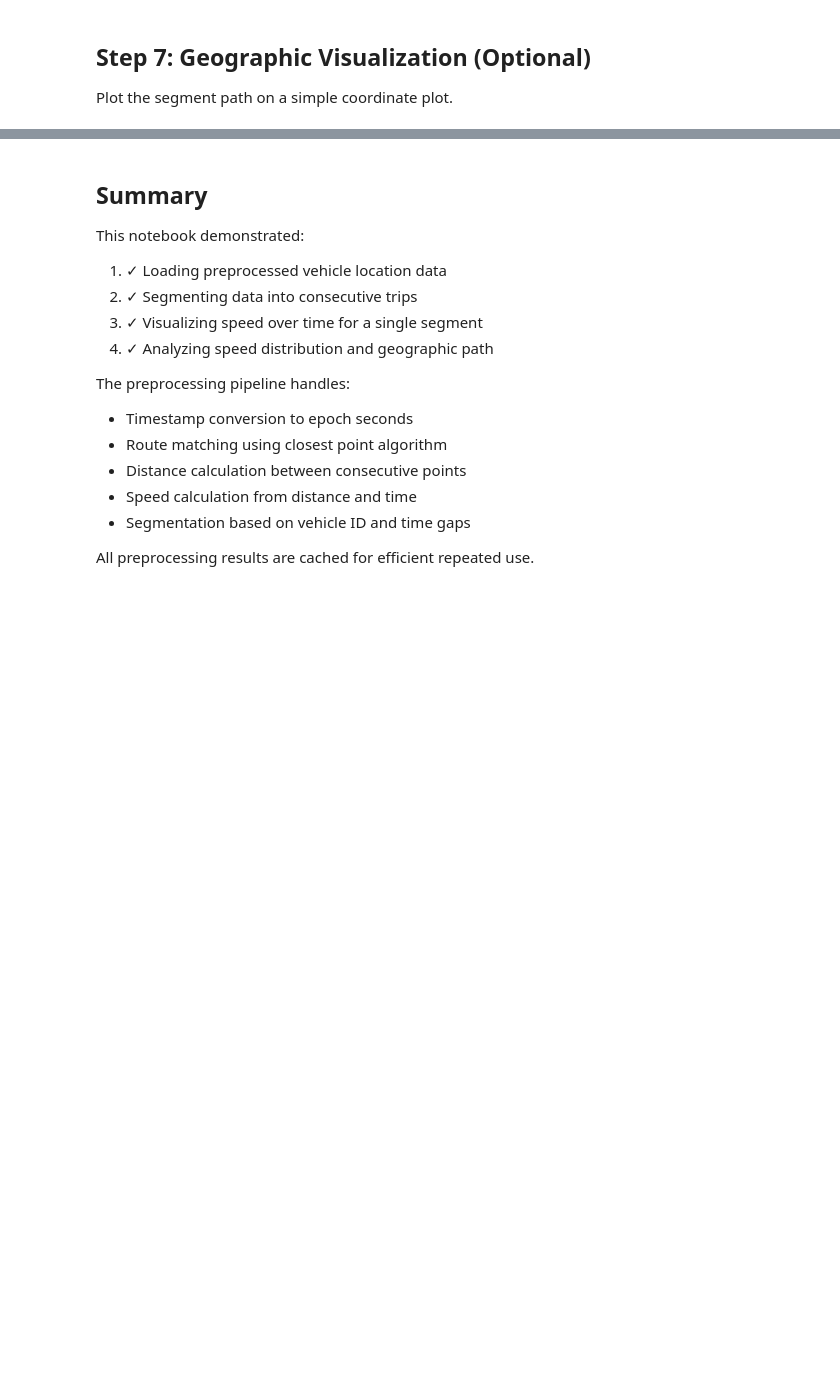
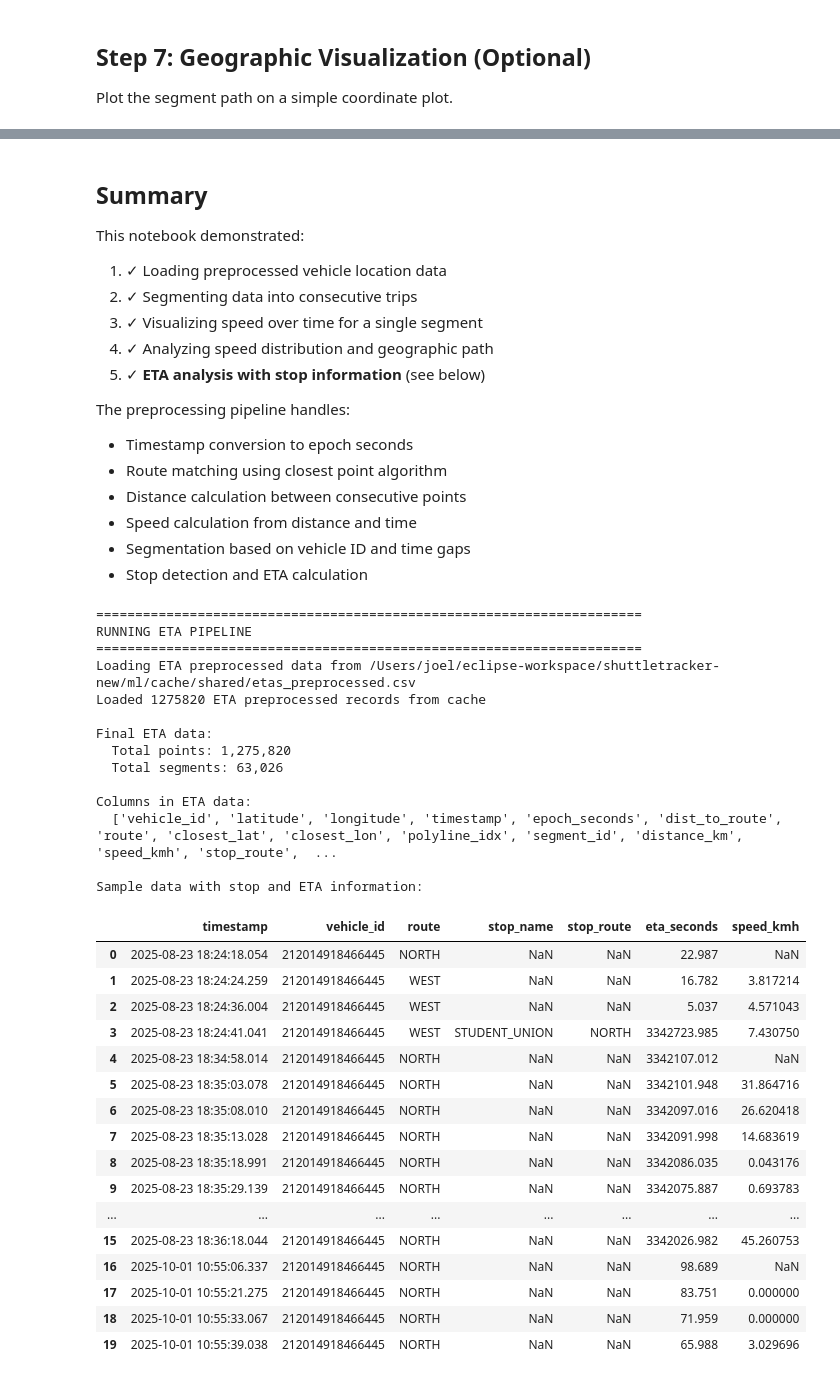
Before and after one commit to wtg/shubble, a Jupyter notebook: ml/data/data.ipynb, the cells around one changed output, grey strips where cells are left out. Saved outputs shown, nothing was run; the diff lists cells and outputs as text; code cells hidden in the pictures; blank space fills up the shorter version.

```diff
--- a/ml/data/data.ipynb
+++ b/ml/data/data.ipynb
@@ -358,6 +358,7 @@ This notebook demonstrated:
 2. ✓ Segmenting data into consecutive trips
 3. ✓ Visualizing speed over time for a single segment
 4. ✓ Analyzing speed distribution and geographic path
+5. ✓ **ETA analysis with stop information** (see below)
 
 The preprocessing pipeline handles:
 - Timestamp conversion to epoch seconds
@@ -365,5 +366,54 @@ The preprocessing pipeline handles:
 - Distance calculation between consecutive points
 - Speed calculation from distance and time
 - Segmentation based on vehicle ID and time gaps
-
-All preprocessing results are cached for efficient repeated use.
+- Stop detection and ETA calculation
+# %%
+# Run the ETA pipeline (handles segmentation, stop detection, filtering, and ETA calculation)
+from ml.pipelines import eta_pipeline
+
+print("="*70)
+print("RUNNING ETA PIPELINE")
+print("="*70)
+eta_df = eta_pipeline()
+
+print(f"\nFinal ETA data:")
+print(f"  Total points: {len(eta_df):,}")
+print(f"  Total segments: {eta_df['segment_id'].nunique():,}")
+print(f"\nColumns in ETA data:")
+print(f"  {list(eta_df.columns)}")
+
+# Display sample data
+print(f"\nSample data with stop and ETA information:")
+eta_df[['timestamp', 'vehicle_id', 'route', 'stop_name', 'stop_route', 'eta_seconds', 'speed_kmh']].head(20)
+# %% [output]
+======================================================================
+RUNNING ETA PIPELINE
+======================================================================
+Loading ETA preprocessed data from /Users/joel/eclipse-workspace/shuttletracker-new/ml/cache/shared/etas_preprocessed.csv
+Loaded 1275820 ETA preprocessed records from cache
+
+Final ETA data:
+  Total points: 1,275,820
+  Total segments: 63,026
+
+Columns in ETA data:
+  ['vehicle_id', 'latitude', 'longitude', 'timestamp', 'epoch_seconds', 'dist_to_route', 'route', 'closest_lat', 'closest_lon', 'polyline_idx', 'segment_id', 'distance_km', 'speed_kmh', 'stop_route',  ...
+
+Sample data with stop and ETA information:
+|  | timestamp | vehicle_id | route | stop_name | stop_route | eta_seconds | speed_kmh |
+| 0 | 2025-08-23 18:24:18.054 | 212014918466445 | NORTH | NaN | NaN | 22.987 | NaN |
+| 1 | 2025-08-23 18:24:24.259 | 212014918466445 | WEST | NaN | NaN | 16.782 | 3.817214 |
+| 2 | 2025-08-23 18:24:36.004 | 212014918466445 | WEST | NaN | NaN | 5.037 | 4.571043 |
+| 3 | 2025-08-23 18:24:41.041 | 212014918466445 | WEST | STUDENT_UNION | NORTH | 3342723.985 | 7.430750 |
+| 4 | 2025-08-23 18:34:58.014 | 212014918466445 | NORTH | NaN | NaN | 3342107.012 | NaN |
+| 5 | 2025-08-23 18:35:03.078 | 212014918466445 | NORTH | NaN | NaN | 3342101.948 | 31.864716 |
+| 6 | 2025-08-23 18:35:08.010 | 212014918466445 | NORTH | NaN | NaN | 3342097.016 | 26.620418 |
+| 7 | 2025-08-23 18:35:13.028 | 212014918466445 | NORTH | NaN | NaN | 3342091.998 | 14.683619 |
+| 8 | 2025-08-23 18:35:18.991 | 212014918466445 | NORTH | NaN | NaN | 3342086.035 | 0.043176 |
+| 9 | 2025-08-23 18:35:29.139 | 212014918466445 | NORTH | NaN | NaN | 3342075.887 | 0.693783 |
+| ... | ... | ... | ... | ... | ... | ... | ... |
+| 15 | 2025-08-23 18:36:18.044 | 212014918466445 | NORTH | NaN | NaN | 3342026.982 | 45.260753 |
+| 16 | 2025-10-01 10:55:06.337 | 212014918466445 | NORTH | NaN | NaN | 98.689 | NaN |
+| 17 | 2025-10-01 10:55:21.275 | 212014918466445 | NORTH | NaN | NaN | 83.751 | 0.000000 |
+| 18 | 2025-10-01 10:55:33.067 | 212014918466445 | NORTH | NaN | NaN | 71.959 | 0.000000 |
+| 19 | 2025-10-01 10:55:39.038 | 212014918466445 | NORTH | NaN | NaN | 65.988 | 3.029696 |
```
Also changed, not shown: parts of 18 cells of this notebook, 28 other files.
